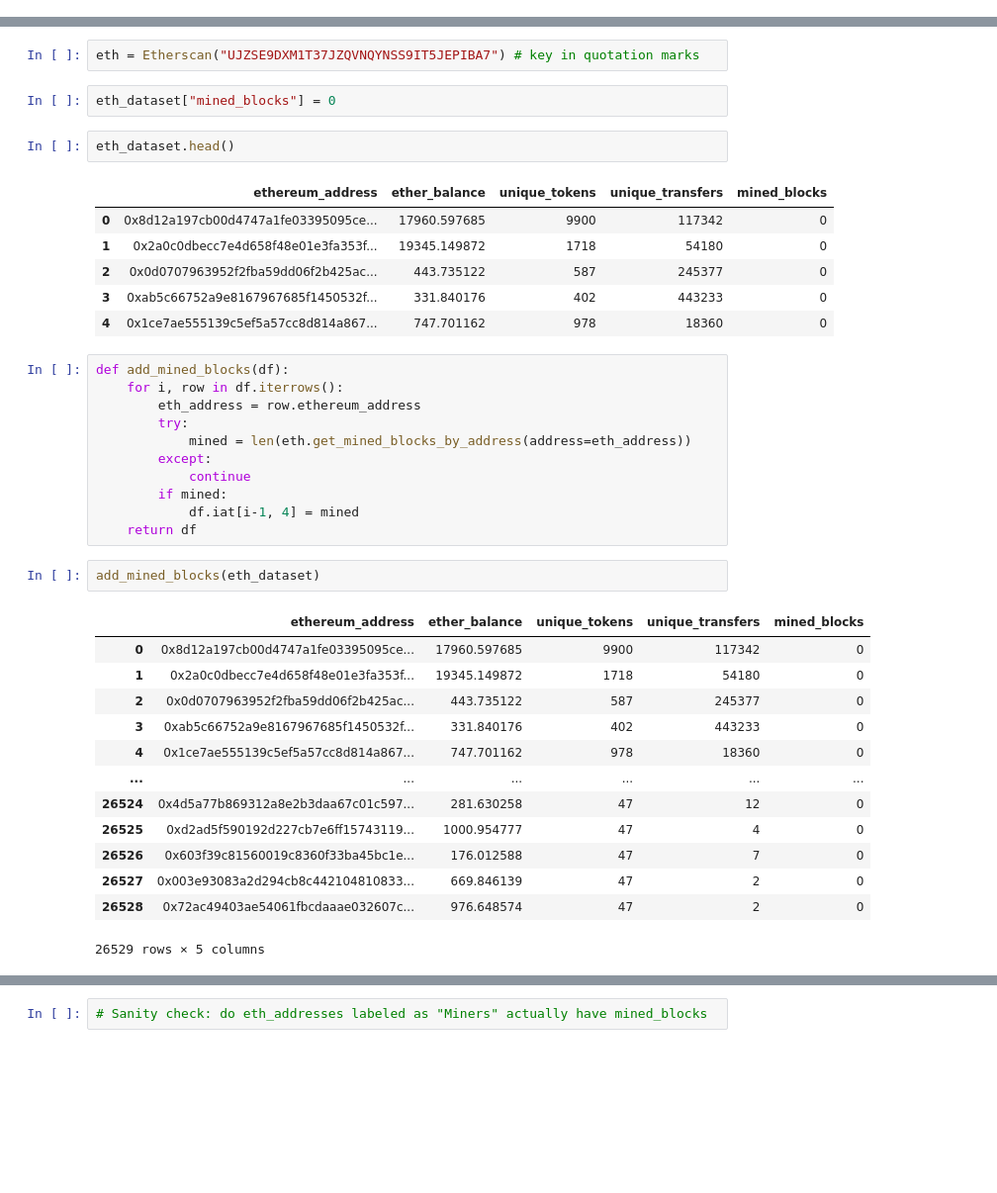
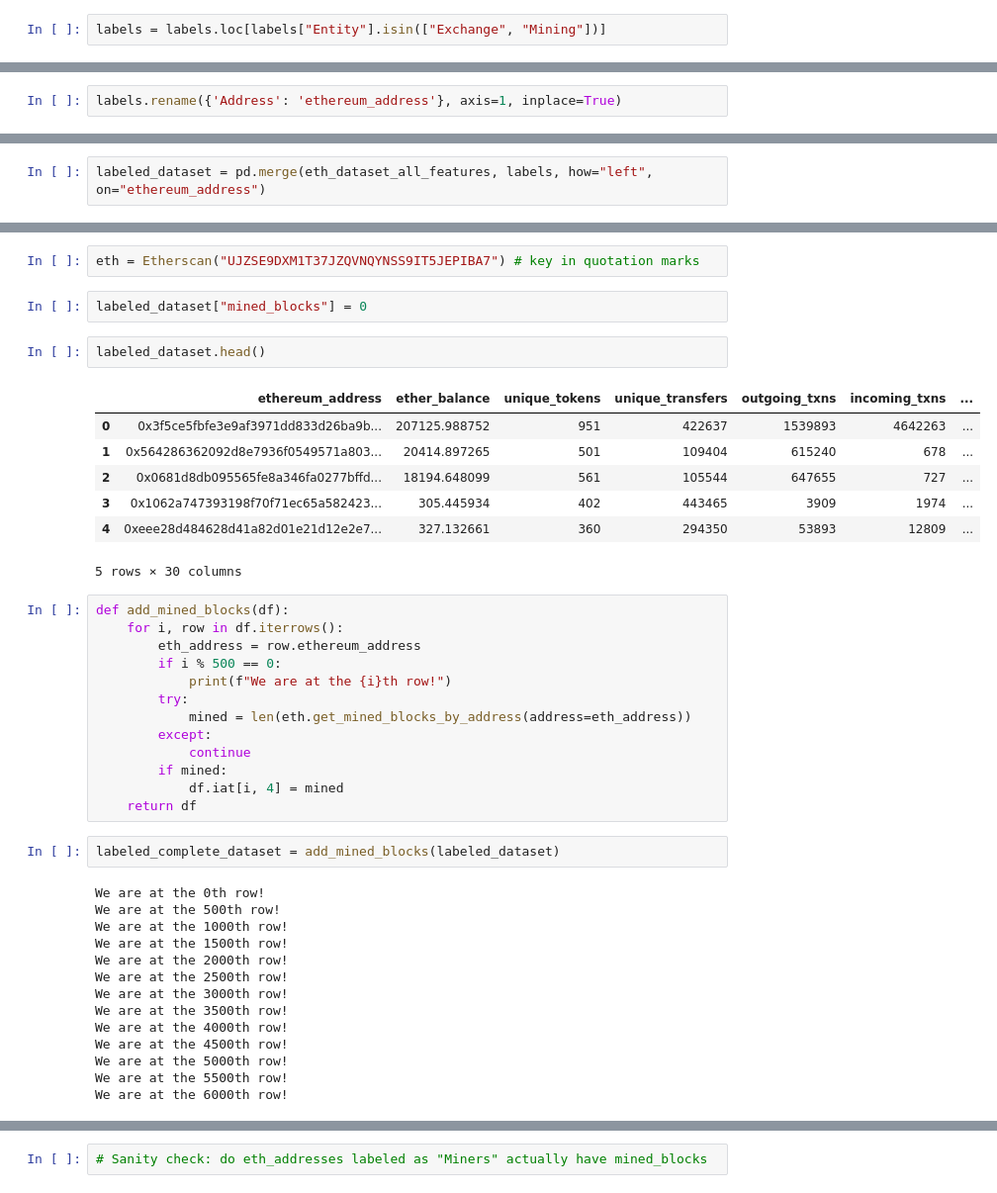
Before and after one commit to ThomasDelatte/ethereum-analytics, a Jupyter notebook: notebooks/dataset.ipynb, the cells around one changed output, grey strips where cells are left out. Shown at 99% size. Saved outputs shown, nothing was run; the diff lists cells and outputs as text; blank space fills up the shorter version.

Commit message:
Merged with labeled dataset before using Etherscan API.

```diff
--- a/notebooks/dataset.ipynb
+++ b/notebooks/dataset.ipynb
@@ -118,0 +158,2 @@ eth_dataset.head(10)
+# %%
+labels = labels.loc[labels["Entity"].isin(["Exchange", "Mining"])]
@@ -118,0 +166,2 @@ eth_dataset.head(10)
+# %%
+labels.rename({'Address': 'ethereum_address'}, axis=1, inplace=True)
@@ -118,0 +172,2 @@ eth_dataset.head(10)
+# %%
+labeled_dataset = pd.merge(eth_dataset_all_features, labels, how="left", on="ethereum_address")
@@ -123,41 +209,44 @@ eth = Etherscan(api_key) # key in quotation marks
 # %%
 eth = Etherscan("UJZSE9DXM1T37JZQVNQYNSS9IT5JEPIBA7") # key in quotation marks
 # %%
-eth_dataset["mined_blocks"] = 0
+labeled_dataset["mined_blocks"] = 0
 # %%
-eth_dataset.head()
+labeled_dataset.head()
 # %% [output]
-|  | ethereum_address | ether_balance | unique_tokens | unique_transfers | mined_blocks |
-| 0 | 0x8d12a197cb00d4747a1fe03395095ce... | 17960.597685 | 9900 | 117342 | 0 |
-| 1 | 0x2a0c0dbecc7e4d658f48e01e3fa353f... | 19345.149872 | 1718 | 54180 | 0 |
-| 2 | 0x0d0707963952f2fba59dd06f2b425ac... | 443.735122 | 587 | 245377 | 0 |
-| 3 | 0xab5c66752a9e8167967685f1450532f... | 331.840176 | 402 | 443233 | 0 |
-| 4 | 0x1ce7ae555139c5ef5a57cc8d814a867... | 747.701162 | 978 | 18360 | 0 |
+|  | ethereum_address | ether_balance | unique_tokens | unique_transfers | outgoing_txns | incoming_txns | ... |
+| 0 | 0x3f5ce5fbfe3e9af3971dd833d26ba9b... | 207125.988752 | 951 | 422637 | 1539893 | 4642263 | ... |
+| 1 | 0x564286362092d8e7936f0549571a803... | 20414.897265 | 501 | 109404 | 615240 | 678 | ... |
+| 2 | 0x0681d8db095565fe8a346fa0277bffd... | 18194.648099 | 561 | 105544 | 647655 | 727 | ... |
+| 3 | 0x1062a747393198f70f71ec65a582423... | 305.445934 | 402 | 443465 | 3909 | 1974 | ... |
+| 4 | 0xeee28d484628d41a82d01e21d12e2e7... | 327.132661 | 360 | 294350 | 53893 | 12809 | ... |
+5 rows × 30 columns
 # %%
 def add_mined_blocks(df):
     for i, row in df.iterrows():
         eth_address = row.ethereum_address
+        if i % 500 == 0:
+            print(f"We are at the {i}th row!")
         try:
             mined = len(eth.get_mined_blocks_by_address(address=eth_address))
         except:
             continue
         if mined:
-            df.iat[i-1, 4] = mined
+            df.iat[i, 4] = mined
     return df
-# %%
-add_mined_blocks(eth_dataset)
-# %% [output]
-|  | ethereum_address | ether_balance | unique_tokens | unique_transfers | mined_blocks |
-| 0 | 0x8d12a197cb00d4747a1fe03395095ce... | 17960.597685 | 9900 | 117342 | 0 |
-| 1 | 0x2a0c0dbecc7e4d658f48e01e3fa353f... | 19345.149872 | 1718 | 54180 | 0 |
-| 2 | 0x0d0707963952f2fba59dd06f2b425ac... | 443.735122 | 587 | 245377 | 0 |
-| 3 | 0xab5c66752a9e8167967685f1450532f... | 331.840176 | 402 | 443233 | 0 |
-| 4 | 0x1ce7ae555139c5ef5a57cc8d814a867... | 747.701162 | 978 | 18360 | 0 |
-| ... | ... | ... | ... | ... | ... |
-| 26524 | 0x4d5a77b869312a8e2b3daa67c01c597... | 281.630258 | 47 | 12 | 0 |
-| 26525 | 0xd2ad5f590192d227cb7e6ff15743119... | 1000.954777 | 47 | 4 | 0 |
-| 26526 | 0x603f39c81560019c8360f33ba45bc1e... | 176.012588 | 47 | 7 | 0 |
-| 26527 | 0x003e93083a2d294cb8c442104810833... | 669.846139 | 47 | 2 | 0 |
-| 26528 | 0x72ac49403ae54061fbcdaaae032607c... | 976.648574 | 47 | 2 | 0 |
-26529 rows × 5 columns
+# %%
+labeled_complete_dataset = add_mined_blocks(labeled_dataset)
+# %% [output]
+We are at the 0th row!
+We are at the 500th row!
+We are at the 1000th row!
+We are at the 1500th row!
+We are at the 2000th row!
+We are at the 2500th row!
+We are at the 3000th row!
+We are at the 3500th row!
+We are at the 4000th row!
+We are at the 4500th row!
+We are at the 5000th row!
+We are at the 5500th row!
+We are at the 6000th row!
 # %%
```
Also changed, not shown: parts of 28 cells of this notebook.
